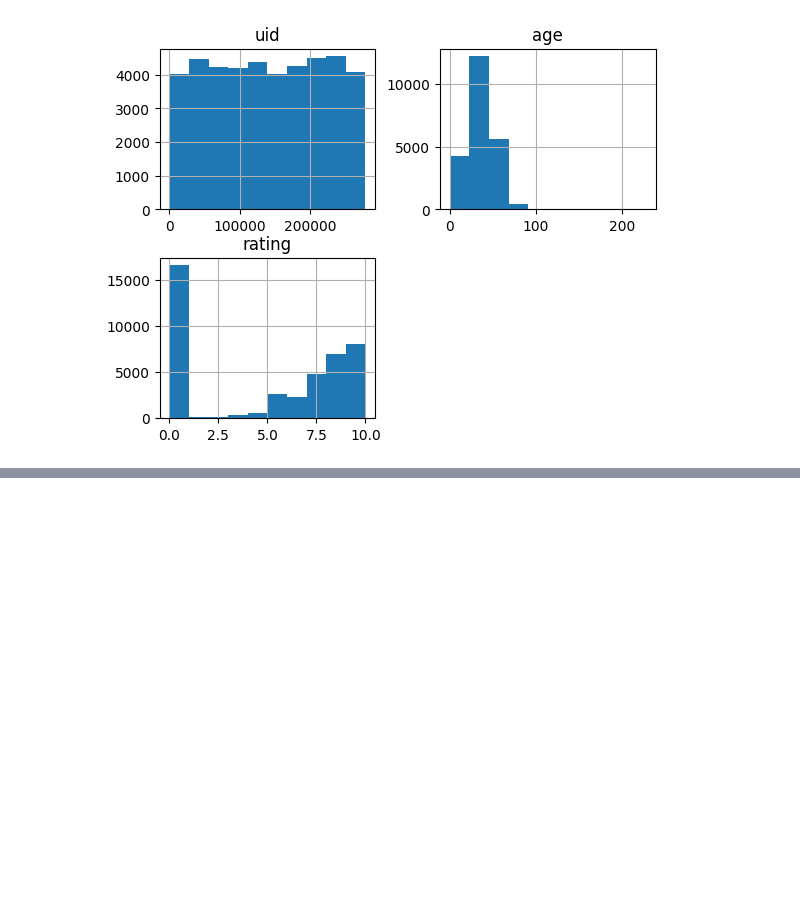
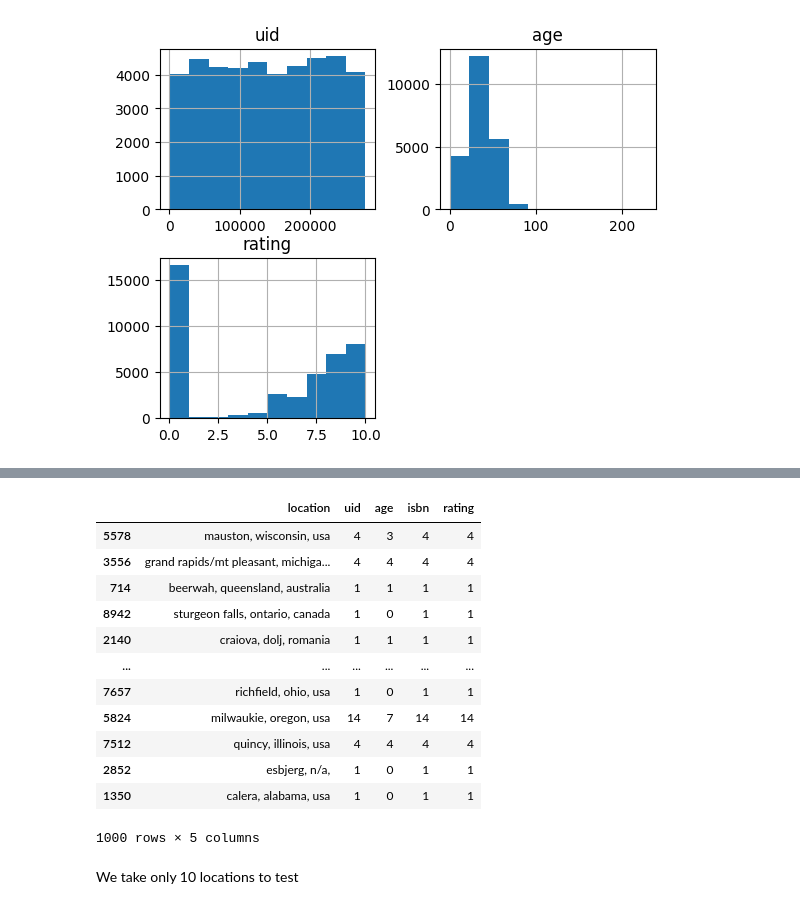
Before and after one commit to jskarpetis/Information_Retrieval_Project, a Jupyter notebook: IR_Q4_B_Second.ipynb, the cells around one changed output, grey strips where cells are left out. Drawn from its saved outputs; the diff is of its cells as text; code cells hidden in the pictures; blank space fills up the shorter version.

```diff
--- a/IR_Q4_B_Second.ipynb
+++ b/IR_Q4_B_Second.ipynb
@@ -57,0 +77,19 @@ plt.show()
+# %%
+sample = grouped_by_location.sample(n=1000)
+sample
+# %% [output]
+|  | location | uid | age | isbn | rating |
+| 5578 | mauston, wisconsin, usa | 4 | 3 | 4 | 4 |
+| 3556 | grand rapids/mt pleasant, michiga... | 4 | 4 | 4 | 4 |
+| 714 | beerwah, queensland, australia | 1 | 1 | 1 | 1 |
+| 8942 | sturgeon falls, ontario, canada | 1 | 0 | 1 | 1 |
+| 2140 | craiova, dolj, romania | 1 | 1 | 1 | 1 |
+| ... | ... | ... | ... | ... | ... |
+| 7657 | richfield, ohio, usa | 1 | 0 | 1 | 1 |
+| 5824 | milwaukie, oregon, usa | 14 | 7 | 14 | 14 |
+| 7512 | quincy, illinois, usa | 4 | 4 | 4 | 4 |
+| 2852 | esbjerg, n/a, | 1 | 0 | 1 | 1 |
+| 1350 | calera, alabama, usa | 1 | 0 | 1 | 1 |
+1000 rows × 5 columns
+# %% [markdown]
+We take only 10 locations to test
```
Also changed, not shown: parts of 4 cells of this notebook.
